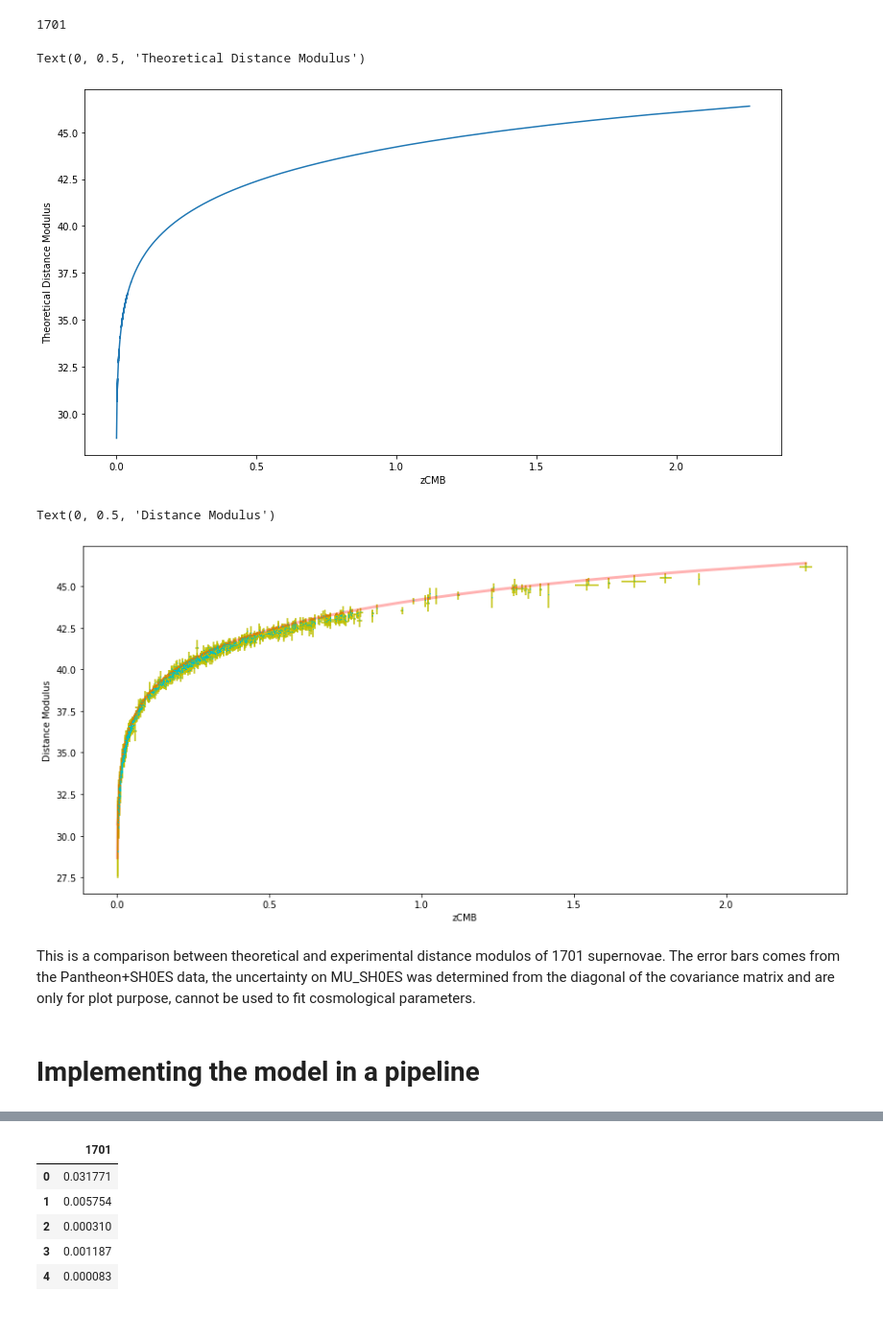
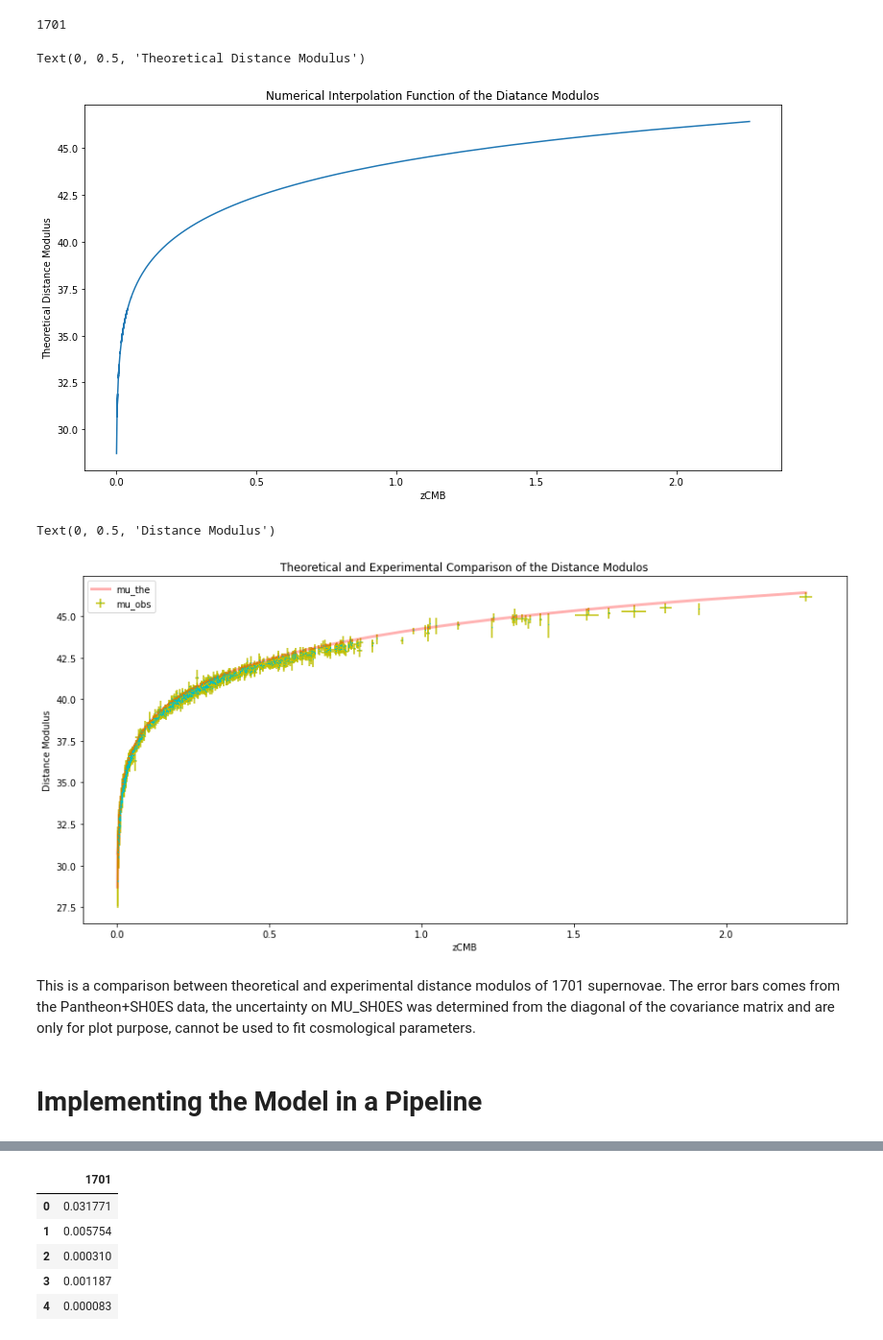
Before and after one commit to dimasjackson/Supernovae-Analysis-with-MCMC, a Jupyter notebook: final_supernovae-analysis-with-mcmc.ipynb, the cells around one changed output, grey strips where cells are left out. Shown at 96% size. Saved outputs shown, nothing was run; the diff lists cells and outputs as text; code cells hidden in the pictures.

```diff
--- a/final_supernovae-analysis-with-mcmc.ipynb
+++ b/final_supernovae-analysis-with-mcmc.ipynb
@@ -85,4 +87,4 @@ from scipy.integrate import quad
 # %%
 # Defining the cosmological density parameters (just our first guess)
-Omega_r_guess, Omega_m_guess, H0_guess, = 9*10**(-5), 0.31, 68/(3.086*10**19) #H0 in 1 over secconds
-Omega_Lambda_guess = 1-Omega_r_guess-Omega_m_guess
+h_guess = 0.67
+Omega_Lambda_guess, Omega_m_guess, H0_guess, = 0.69, 0.31, h_guess*100/(3.086*10**19) #H0 in 1 over secconds
@@ -105,13 +114,13 @@ To calculate the luminosity distance it is necessary to perform a numerical inte
 # %%
 # The function we want to integrate
-def f(z, Omega_r, Omega_m, H0):
-    Omega_Lambda = 1-Omega_r-Omega_m
+def f(z, Omega_Lambda, Omega_m):
+    Omega_r = 9*10**(-5)
     return 1/(np.sqrt(Omega_r*(1+z)**4+Omega_m*(1+z)**3+Omega_Lambda))
 # %%
-# call quad to numerical integrate f using quadrature method
+# call quad to numerical integrate f using quadrature method and store the results in a list
 L=[]
 for z in np.arange(0.001, 2.5, 0.0014):
-    res, err = quad(f, 0, z, args=(Omega_r_guess, Omega_m_guess, H0_guess)) # I discarted the integration error, but it can be stored
+    res, err = quad(f, 0, z, args=(Omega_Lambda_guess, Omega_m_guess)) # I discarted the integration error, but it can be stored
     L.append(res)
 len(L)
 # %% [output]
@@ -150,30 +164,36 @@ from scipy.interpolate import interp1d # Interpolation function
 
 mu_model_inter = interp1d(z_list, mu_model, kind='cubic')
 # %%
+# Plot the numerical interpolation function of the theoretical model
 z_var = df['zCMB']
 plt.figure(figsize=(13,7))
 plt.plot(z_var, mu_model_inter(z_var))
+plt.title("Numerical Interpolation Function of the Diatance Modulos")
 plt.xlabel("zCMB")
 plt.ylabel("Theoretical Distance Modulus")
 # %% [output]
 Text(0, 0.5, 'Theoretical Distance Modulus')
-[figure, old version]
+[figure, new version]
 # %%
+# Plot the theoretical experimental comparison of the distance modulos
 plt.figure(figsize=(15,7))
 # Plot the error bars
 x_exp=df['zCMB']
 y_exp=df['MU_SH0ES']
 plt.errorbar(x_exp, y_exp, xerr=df['zCMBERR'], yerr=df['MU_SH0ES_ERR_DIAG'], fmt=",c", ecolor="y", capsize=0)
 # Plot the true line
 y_theo=mu_model_inter
 plt.plot(x_exp, y_theo(x_exp), "r", alpha=0.3, lw=3)
+plt.title("Theoretical and Experimental Comparison of the Distance Modulos")
+legend = ("mu_the","mu_obs")
+plt.legend(legend)
 plt.xlabel("zCMB")
 plt.ylabel("Distance Modulus")
 # %% [output]
 Text(0, 0.5, 'Distance Modulus')
-[figure, old version]
+[figure, new version]
 # %% [markdown]
 This is a comparison between theoretical and experimental distance modulos of 1701 supernovae. The error bars comes from the Pantheon+SH0ES data, the uncertainty on MU_SH0ES was determined from the diagonal of the covariance matrix and are only for plot purpose, cannot be used to fit cosmological parameters.
 # %% [markdown]
-# Implementing the model in a pipeline
+# Implementing the Model in a Pipeline
 # %%
```
Also changed, not shown: parts of 44 cells of this notebook.
